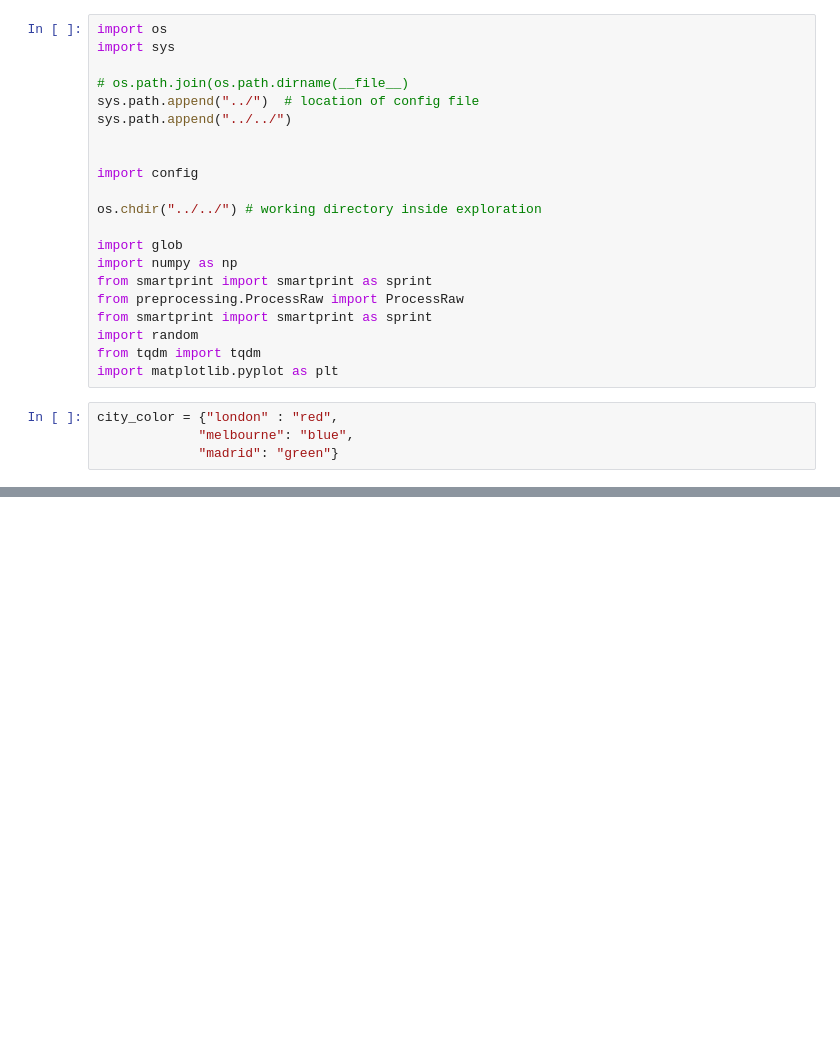
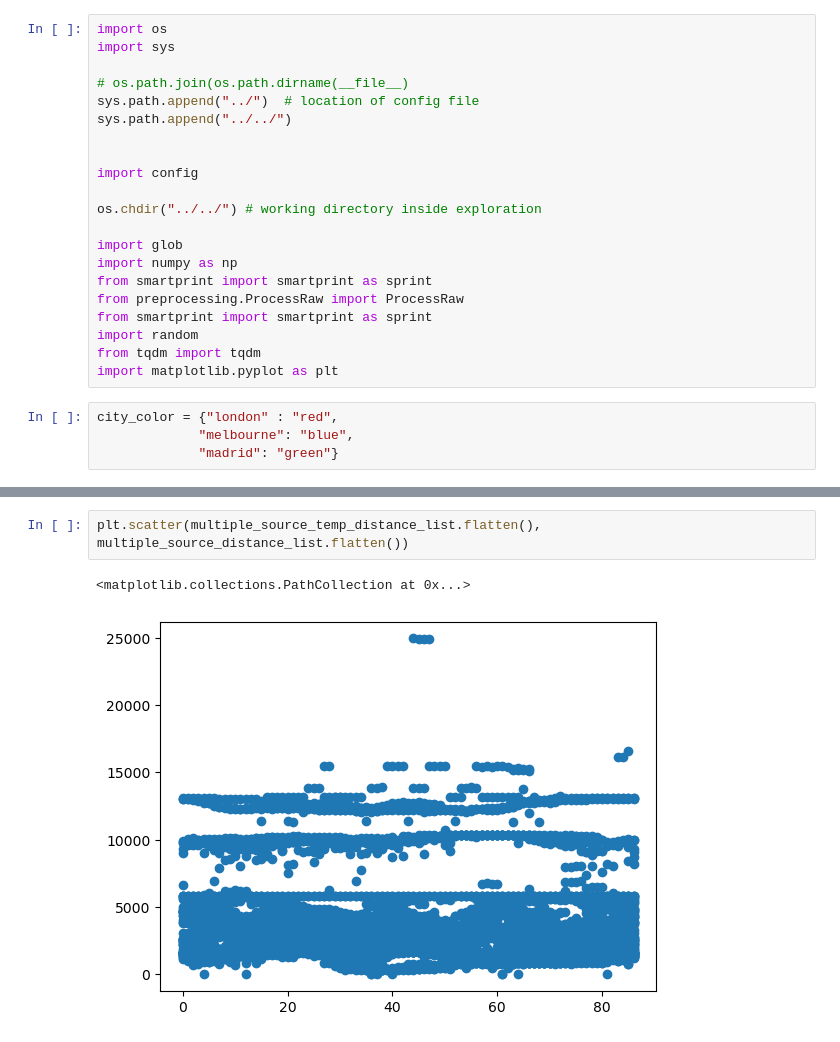
Before and after one commit to mie-lab/Complexity-Aware-Traffic-Prediction, a Jupyter notebook: exploration/CATP/preprocessing/temporal_distances.ipynb, the cells around one changed output, grey strips where cells are left out. Cells and saved outputs as stored; diff of their text form; blank space fills up the shorter version.

Commit message:
ENH: Added sensitivity plots

```diff
--- a/exploration/CATP/preprocessing/temporal_distances.ipynb
+++ b/exploration/CATP/preprocessing/temporal_distances.ipynb
@@ -120,0 +245,5 @@ obj.offset
+# %%
+plt.scatter(multiple_source_temp_distance_list.flatten(), multiple_source_distance_list.flatten())
+# %% [output]
+<matplotlib.collections.PathCollection at 0x...>
+[figure, added]
```
Also changed, not shown: parts of 4 cells of this notebook, 17 other files.
